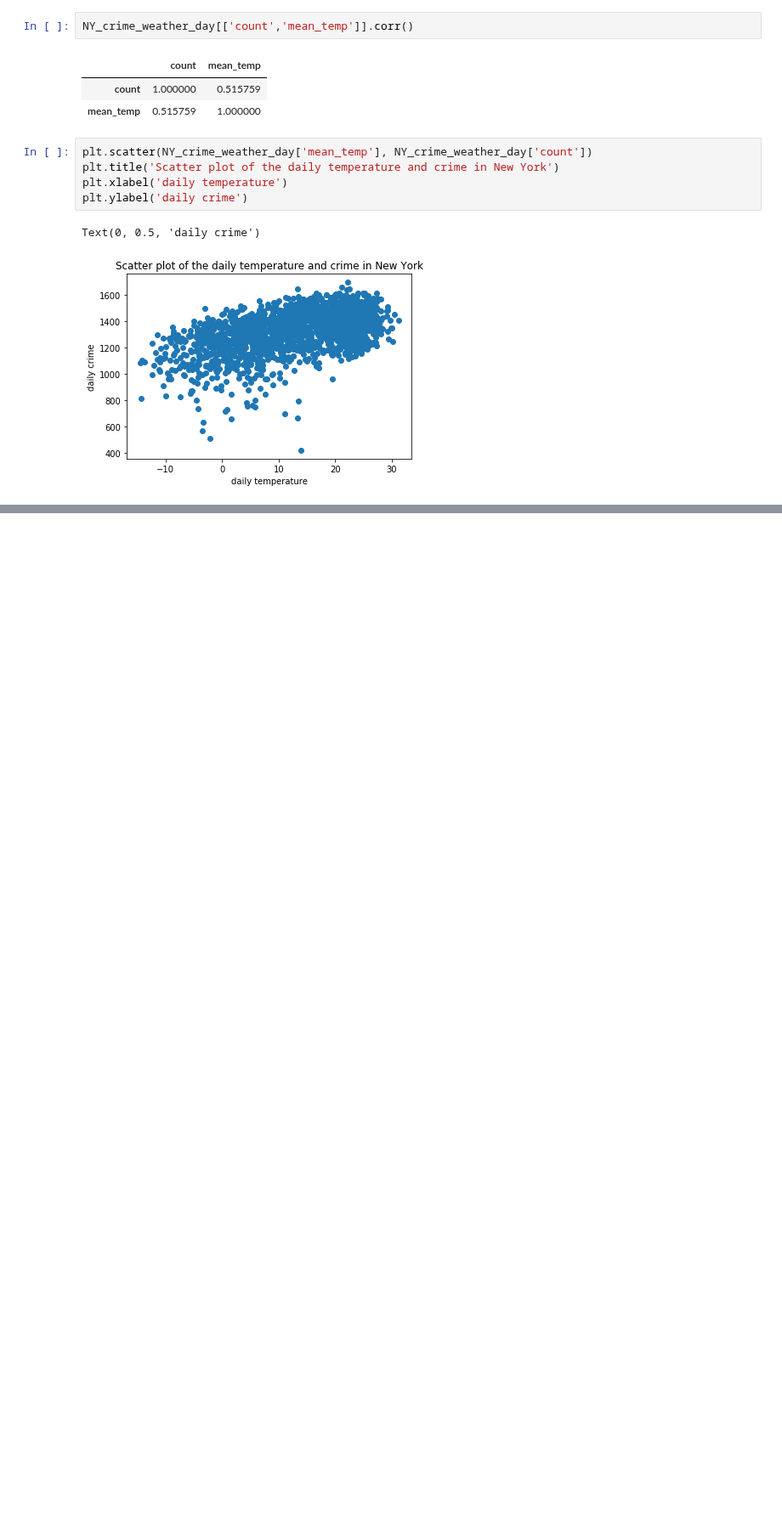
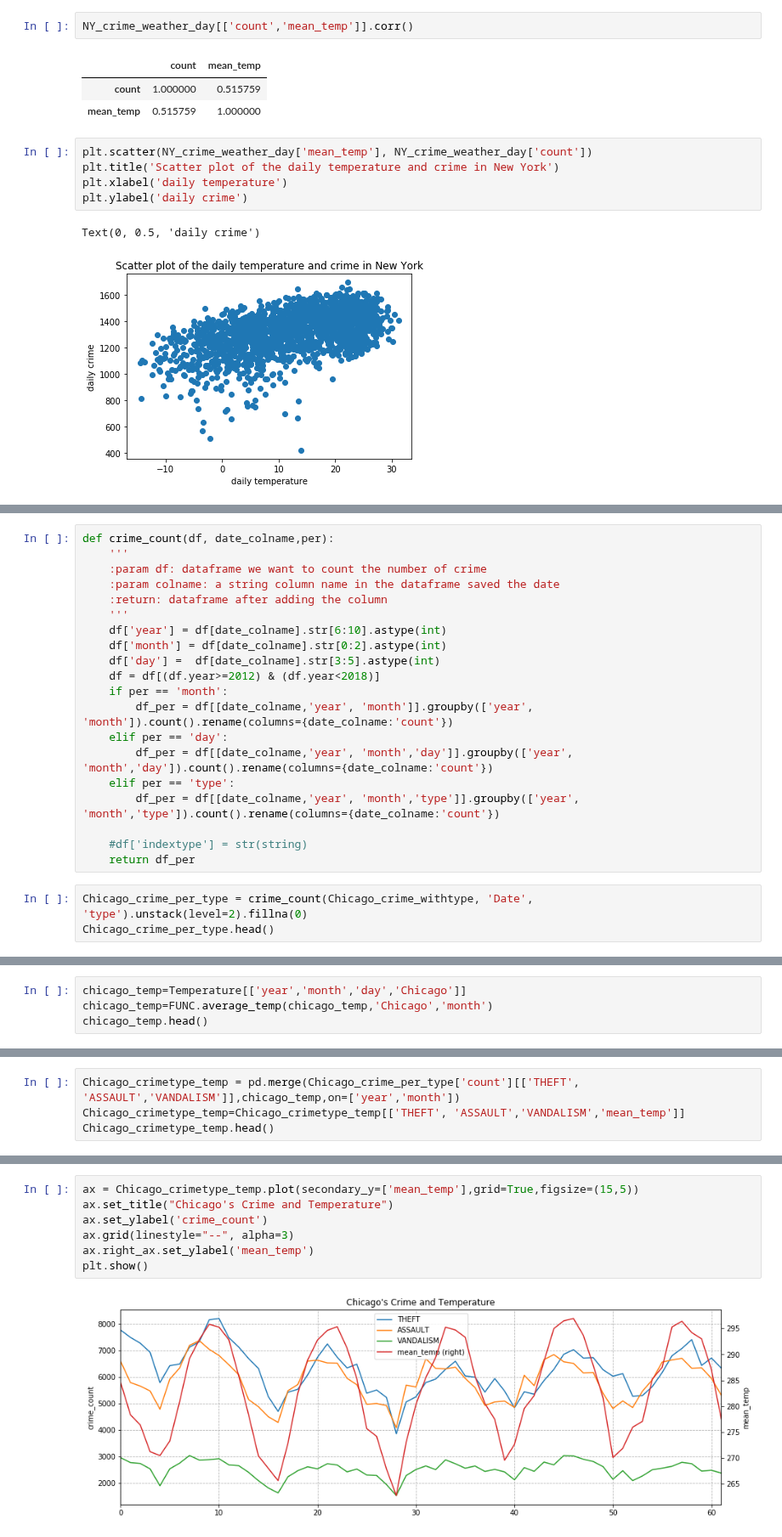
Before and after one commit to AprilW048/Final_Project, a Jupyter notebook: Weatherindex_and_Crime.ipynb, the cells around one changed output, grey strips where cells are left out. Shown at 85% size. Cells and saved outputs as stored; diff of their text form; blank space fills up the shorter version.

```diff
--- a/Weatherindex_and_Crime.ipynb
+++ b/Weatherindex_and_Crime.ipynb
@@ -796,0 +788,23 @@ Warnings:
+# %%
+def crime_count(df, date_colname,per):
+    '''
+    :param df: dataframe we want to count the number of crime
+    :param colname: a string column name in the dataframe saved the date
+    :return: dataframe after adding the column
+    '''
+    df['year'] = df[date_colname].str[6:10].astype(int)
+    df['month'] = df[date_colname].str[0:2].astype(int)
+    df['day'] =  df[date_colname].str[3:5].astype(int)
+    df = df[(df.year>=2012) & (df.year<2018)]
+    if per == 'month':
+        df_per = df[[date_colname,'year', 'month']].groupby(['year', 'month']).count().rename(columns={date_colname:'count'})
+    elif per == 'day':
+        df_per = df[[date_colname,'year', 'month','day']].groupby(['year', 'month','day']).count().rename(columns={date_colname:'count'})
+    elif per == 'type':
+        df_per = df[[date_colname,'year', 'month','type']].groupby(['year', 'month','type']).count().rename(columns={date_colname:'count'})
+
+    #df['indextype'] = str(string)
+    return df_per
+# %%
+Chicago_crime_per_type = crime_count(Chicago_crime_withtype, 'Date', 'type').unstack(level=2).fillna(0)
+Chicago_crime_per_type.head()
@@ -796,0 +820,4 @@ Warnings:
+# %%
+chicago_temp=Temperature[['year','month','day','Chicago']]
+chicago_temp=FUNC.average_temp(chicago_temp,'Chicago','month')
+chicago_temp.head()
@@ -796,0 +837,4 @@ Warnings:
+# %%
+Chicago_crimetype_temp = pd.merge(Chicago_crime_per_type['count'][['THEFT', 'ASSAULT','VANDALISM']],chicago_temp,on=['year','month'])
+Chicago_crimetype_temp=Chicago_crimetype_temp[['THEFT', 'ASSAULT','VANDALISM','mean_temp']]
+Chicago_crimetype_temp.head()
@@ -796,0 +848,9 @@ Warnings:
+# %%
+ax = Chicago_crimetype_temp.plot(secondary_y=['mean_temp'],grid=True,figsize=(15,5))
+ax.set_title("Chicago's Crime and Temperature")
+ax.set_ylabel('crime_count')
+ax.grid(linestyle="--", alpha=3)
+ax.right_ax.set_ylabel('mean_temp')
+plt.show()
+# %% [output]
+[figure, added]
```
Also changed, not shown: parts of 39 cells of this notebook.
